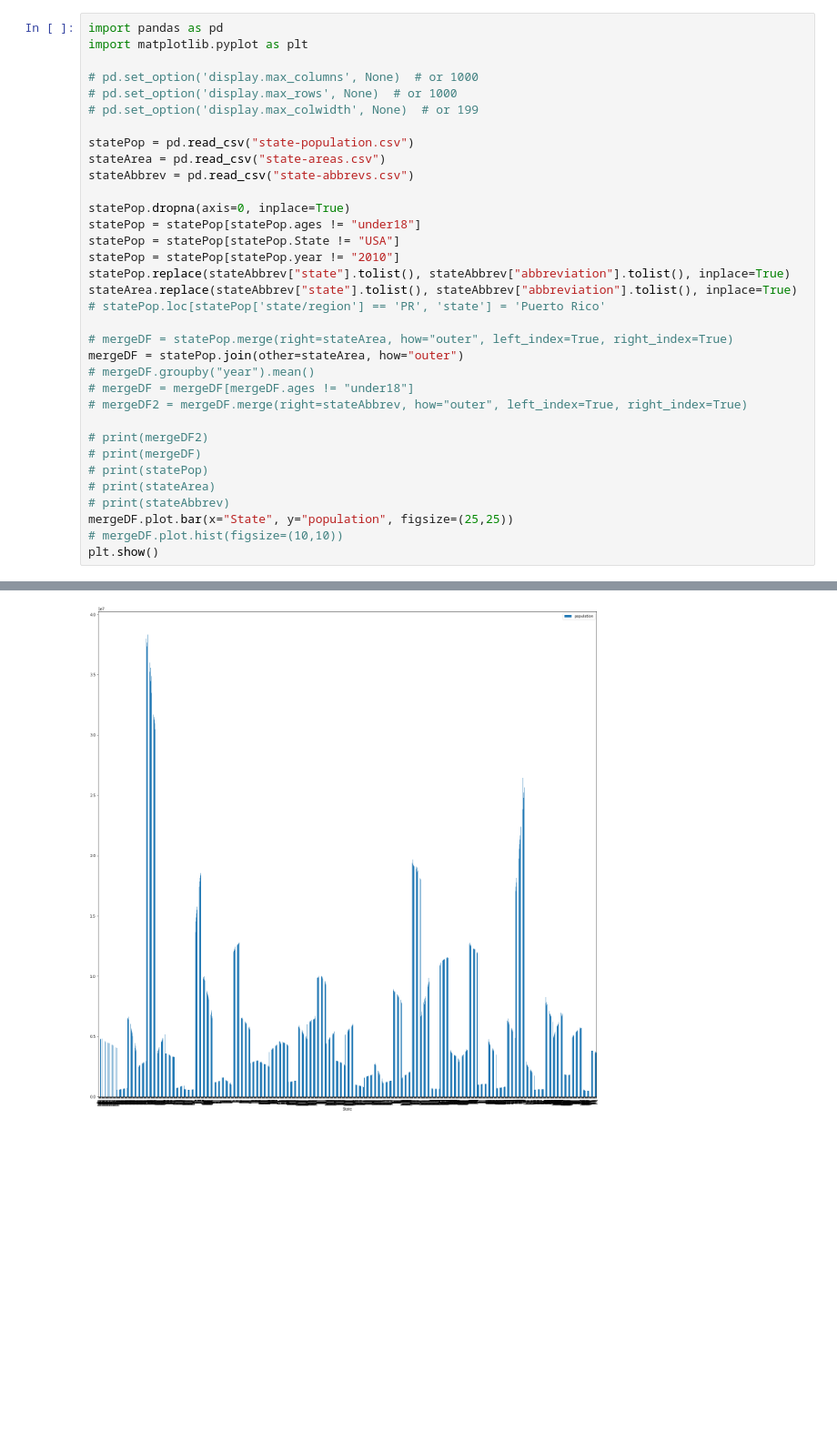
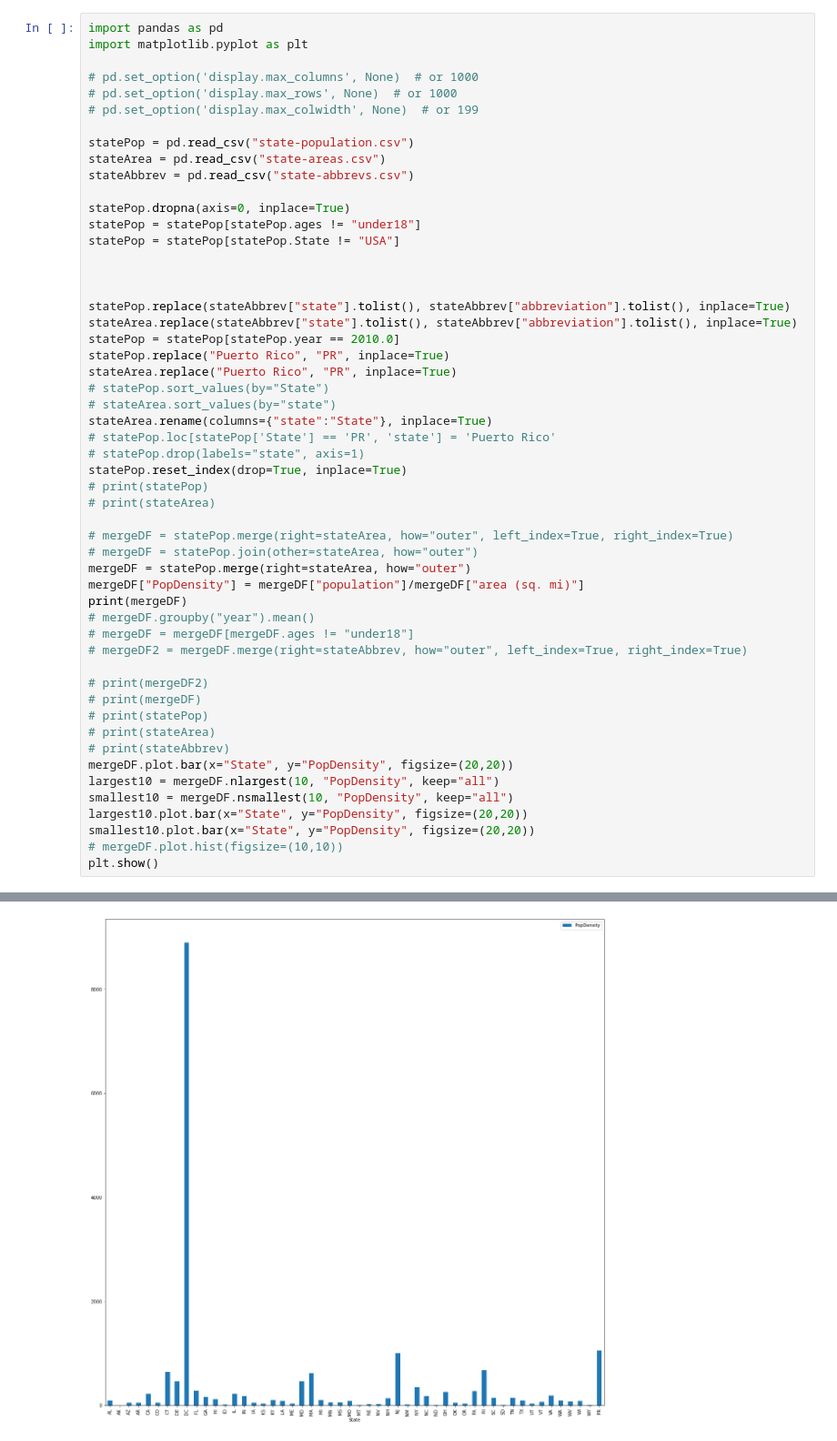
Before and after one commit to Vendr1ck/Xander_DataScience, a Jupyter notebook: US_StatePopulation/statepop.ipynb, the cells around one changed output, grey strips where cells are left out. Shown: that part at 91% size. Saved outputs shown, nothing was run; the diff lists cells and outputs as text; blank space fills up the shorter version.

Commit message:
got the pandas to work for the population assignment

```diff
--- a/US_StatePopulation/statepop.ipynb
+++ b/US_StatePopulation/statepop.ipynb
@@ -13,13 +13,28 @@ stateAbbrev = pd.read_csv("state-abbrevs.csv")
 statePop.dropna(axis=0, inplace=True)
 statePop = statePop[statePop.ages != "under18"]
 statePop = statePop[statePop.State != "USA"]
-statePop = statePop[statePop.year != "2010"]
+
+
+
 statePop.replace(stateAbbrev["state"].tolist(), stateAbbrev["abbreviation"].tolist(), inplace=True)
 stateArea.replace(stateAbbrev["state"].tolist(), stateAbbrev["abbreviation"].tolist(), inplace=True)
-# statePop.loc[statePop['state/region'] == 'PR', 'state'] = 'Puerto Rico'
+statePop = statePop[statePop.year == 2010.0]
+statePop.replace("Puerto Rico", "PR", inplace=True)
+stateArea.replace("Puerto Rico", "PR", inplace=True)
+# statePop.sort_values(by="State")
+# stateArea.sort_values(by="state")
+stateArea.rename(columns={"state":"State"}, inplace=True)
+# statePop.loc[statePop['State'] == 'PR', 'state'] = 'Puerto Rico'
+# statePop.drop(labels="state", axis=1)
+statePop.reset_index(drop=True, inplace=True)
+# print(statePop)
+# print(stateArea)
 
 # mergeDF = statePop.merge(right=stateArea, how="outer", left_index=True, right_index=True)
-mergeDF = statePop.join(other=stateArea, how="outer")
+# mergeDF = statePop.join(other=stateArea, how="outer")
+mergeDF = statePop.merge(right=stateArea, how="outer")
+mergeDF["PopDensity"] = mergeDF["population"]/mergeDF["area (sq. mi)"]
+print(mergeDF)
 # mergeDF.groupby("year").mean()
 # mergeDF = mergeDF[mergeDF.ages != "under18"]
 # mergeDF2 = mergeDF.merge(right=stateAbbrev, how="outer", left_index=True, right_index=True)
@@ -29,7 +44,11 @@ mergeDF = statePop.join(other=stateArea, how="outer")
 # print(statePop)
 # print(stateArea)
 # print(stateAbbrev)
-mergeDF.plot.bar(x="State", y="population", figsize=(25,25))
+mergeDF.plot.bar(x="State", y="PopDensity", figsize=(20,20))
+largest10 = mergeDF.nlargest(10, "PopDensity", keep="all")
+smallest10 = mergeDF.nsmallest(10, "PopDensity", keep="all")
+largest10.plot.bar(x="State", y="PopDensity", figsize=(20,20))
+smallest10.plot.bar(x="State", y="PopDensity", figsize=(20,20))
 # mergeDF.plot.hist(figsize=(10,10))
 plt.show()
 # %% [output]
@@ -36 +72 @@ plt.show()
-[figure, old version]
+[figure, new version]
```
Also changed, not shown: parts of 2 cells of this notebook.
